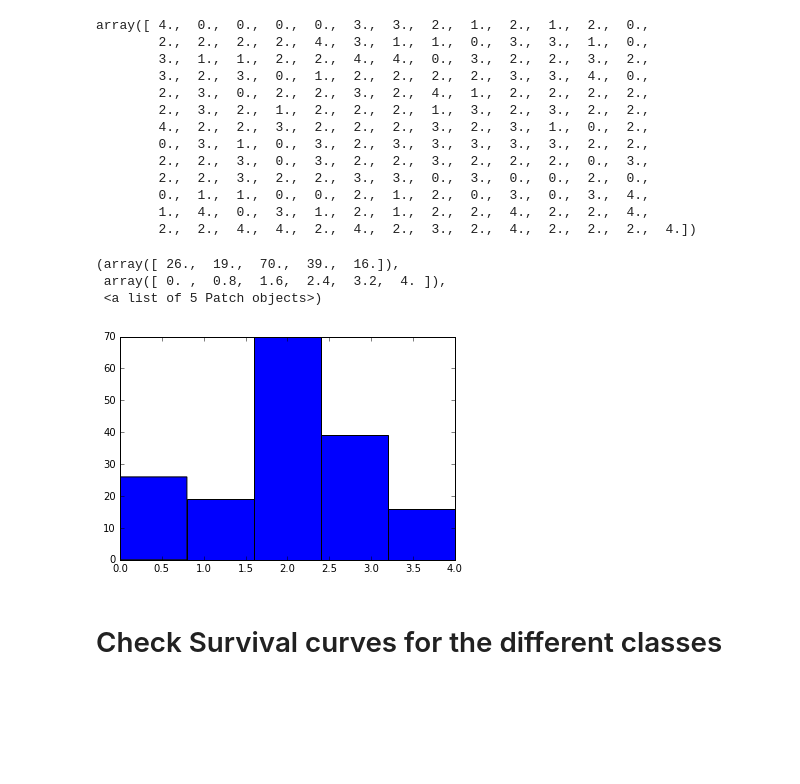
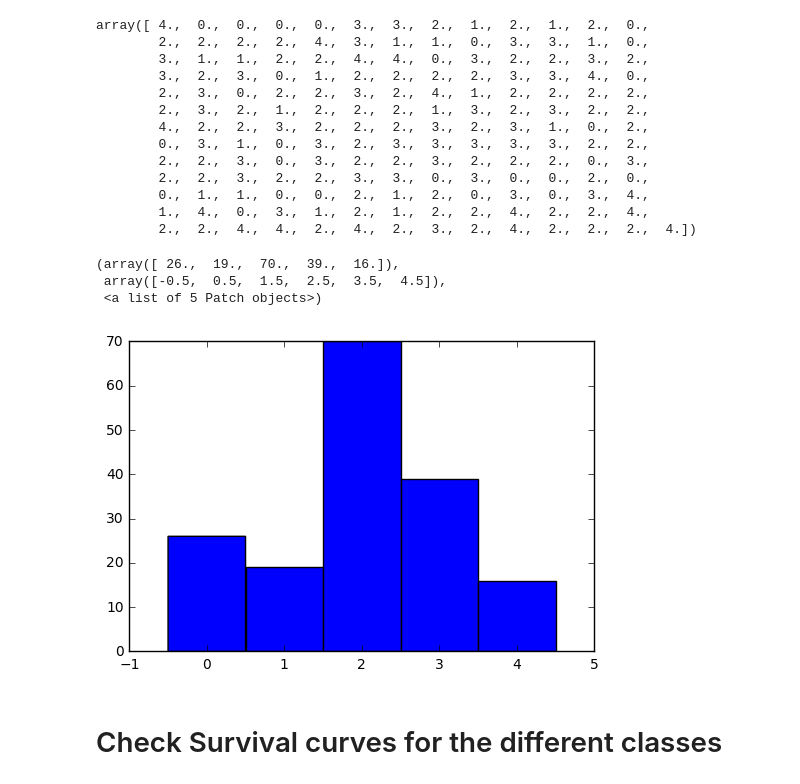
Before and after one commit to glgerard/MDBN, a Jupyter notebook: notebooks/Display Output Layers (Run 2016-12-30_1830)-AML.ipynb, the cells around one changed output. Cells and saved outputs as stored; diff of their text form; code cells hidden in the pictures; blank space fills up the shorter version.

```diff
--- a/notebooks/Display Output Layers (Run 2016-12-30_1830)-AML.ipynb
+++ b/notebooks/Display Output Layers (Run 2016-12-30_1830)-AML.ipynb
@@ -96,13 +100,14 @@ array([ 4.,  0.,  0.,  0.,  0.,  3.,  3.,  2.,  1.,  2.,  1.,  2.,  0.,
         0.,  1.,  1.,  0.,  0.,  2.,  1.,  2.,  0.,  3.,  0.,  3.,  4.,
         1.,  4.,  0.,  3.,  1.,  2.,  1.,  2.,  2.,  4.,  2.,  2.,  4.,
         2.,  2.,  4.,  4.,  2.,  4.,  2.,  3.,  2.,  4.,  2.,  2.,  2.,  4.])
-# %%
-plt.hist(cl,bins=5)
-# %% [output]
-(array([ 26.,  19.,  70.,  39.,  16.]),
- array([ 0. ,  0.8,  1.6,  2.4,  3.2,  4. ]),
- <a list of 5 Patch objects>)
-[figure, removed]
+# %%
+max_cl = np.max(cl)
+plt.hist(cl,bins=np.arange(-0.5,max_cl + 1.5,1))
+# %% [output]
+(array([ 26.,  19.,  70.,  39.,  16.]),
+ array([-0.5,  0.5,  1.5,  2.5,  3.5,  4.5]),
+ <a list of 5 Patch objects>)
+[figure, added]
 # %% [markdown]
 Check Survival curves for the different classes
 ===============================================
```
Also changed, not shown: parts of 15 cells of this notebook, 1 other file.
